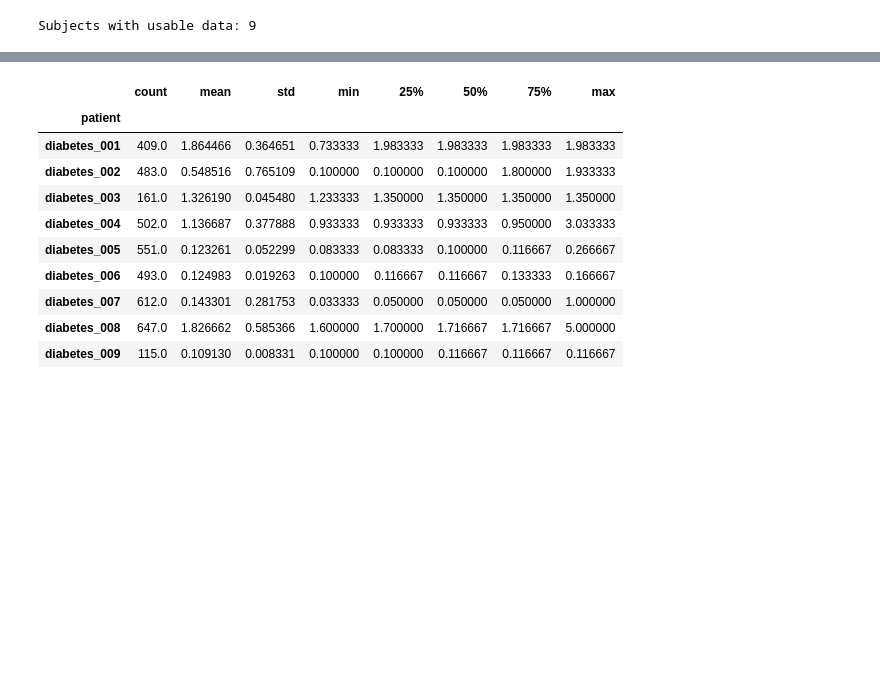
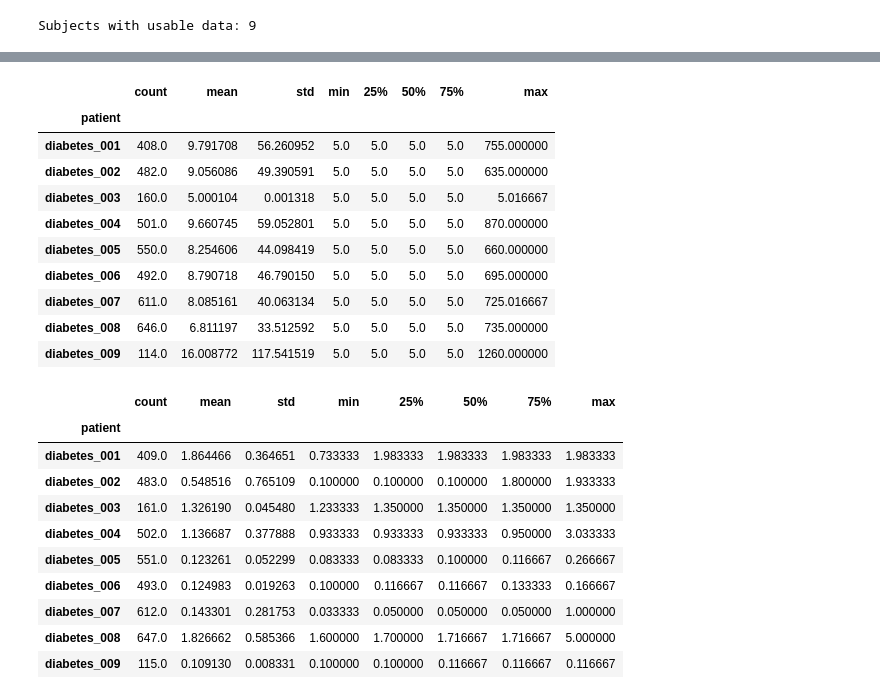
Before and after one commit to destinydel/glucose-ML, a Jupyter notebook: D1NAMO/other_model.ipynb, the cells around one changed output, grey strips where cells are left out. Cells and saved outputs as stored; diff of their text form; code cells hidden in the pictures; blank space fills up the shorter version.

```diff
--- a/D1NAMO/confusion_matrix.ipynb
+++ b/D1NAMO/other_model.ipynb
@@ -387,3 +436,32 @@ merged_df
+# %%
+# Sort by patient and timestamp
+merged_df = merged_df.sort_values(
+    ["patient", "datetime"]
+).copy()
+
+# Calculate time difference in minutes for each patient
+merged_df["time_diff"] = (
+    merged_df.groupby("patient")["datetime"]
+    .diff()
+    .dt.total_seconds() / 60
+)
+
+# Summary statistics by patient
+sampling_summary = merged_df.groupby("patient")["time_diff"].describe()
+
+sampling_summary
+# %% [output]
+|  | count | mean | std | min | 25% | 50% | 75% | max |
+| patient |  |  |  |  |  |  |  |  |
+| diabetes_001 | 408.0 | 9.791708 | 56.260952 | 5.0 | 5.0 | 5.0 | 5.0 | 755.000000 |
+| diabetes_002 | 482.0 | 9.056086 | 49.390591 | 5.0 | 5.0 | 5.0 | 5.0 | 635.000000 |
+| diabetes_003 | 160.0 | 5.000104 | 0.001318 | 5.0 | 5.0 | 5.0 | 5.0 | 5.016667 |
+| diabetes_004 | 501.0 | 9.660745 | 59.052801 | 5.0 | 5.0 | 5.0 | 5.0 | 870.000000 |
+| diabetes_005 | 550.0 | 8.254606 | 44.098419 | 5.0 | 5.0 | 5.0 | 5.0 | 660.000000 |
+| diabetes_006 | 492.0 | 8.790718 | 46.790150 | 5.0 | 5.0 | 5.0 | 5.0 | 695.000000 |
+| diabetes_007 | 611.0 | 8.085161 | 40.063134 | 5.0 | 5.0 | 5.0 | 5.0 | 725.016667 |
+| diabetes_008 | 646.0 | 6.811197 | 33.512592 | 5.0 | 5.0 | 5.0 | 5.0 | 735.000000 |
+| diabetes_009 | 114.0 | 16.008772 | 117.541519 | 5.0 | 5.0 | 5.0 | 5.0 | 1260.000000 |
 # %%
 merged_df = merged_df.sort_values("datetime")
 
```
Also changed, not shown: parts of 3 cells of this notebook, 1 other file.
